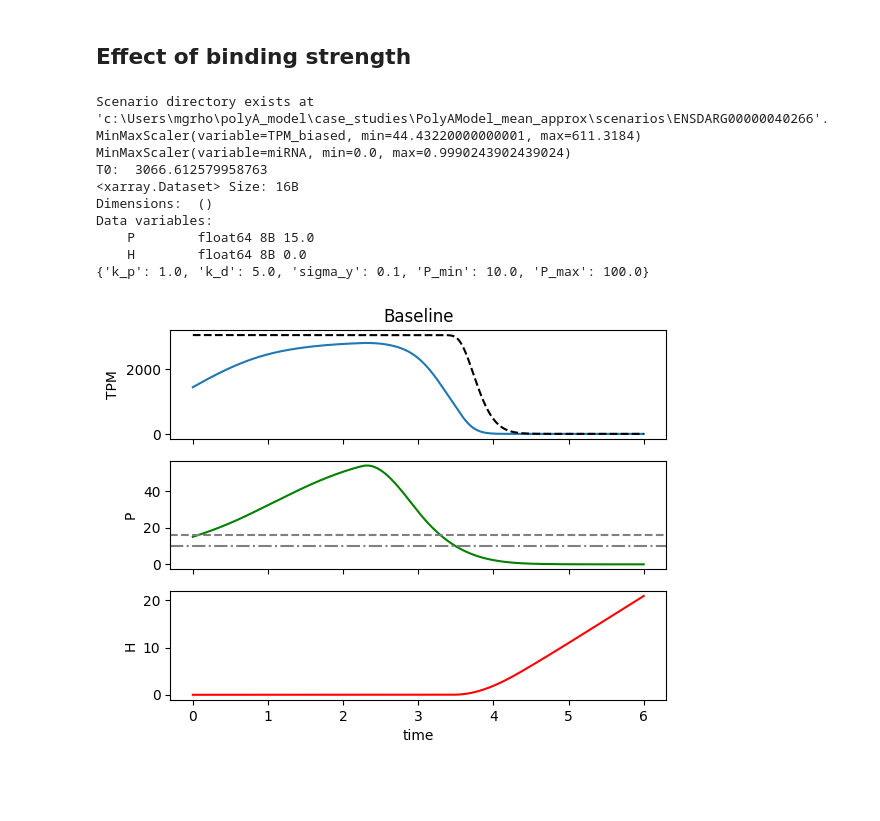
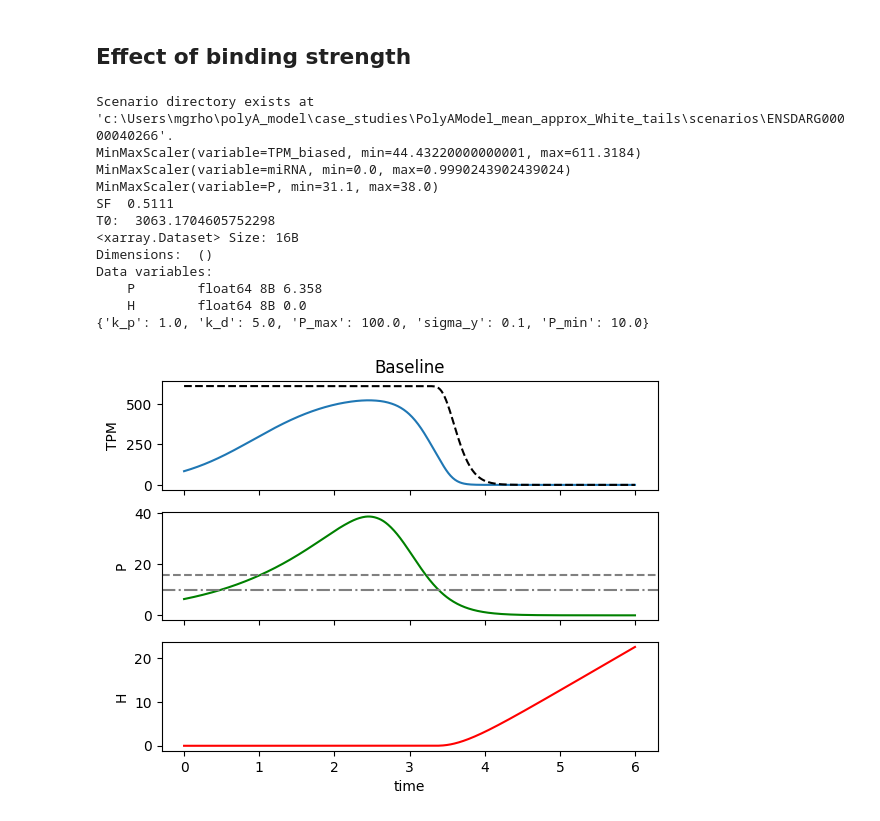
Before and after one commit to mariegrho/polyA_model, a Jupyter notebook: sensitivity.ipynb, the cells around one changed output. Saved outputs shown, nothing was run; the diff lists cells and outputs as text; code cells hidden in the pictures; blank space fills up the shorter version.

```diff
--- a/sensitivity.ipynb
+++ b/sensitivity.ipynb
@@ -50,46 +50,47 @@ baseline = []
 gene_id = "ENSDARG00000002912"
 gene_id ="ENSDARG00000040266"
 
-model = PolyAModel_mean(P0 = P00,
-                        L_frag_kb = L_frag_kb,
+model = PolyAModel_mean(L_frag_kb = L_frag_kb,
                         K_b = K_b0,
                         P_min = P_min0,
                         P_max = P_max0,
                         S_depth = S_depth,
                         n = n0,
                         k_d = k_d0,
                         k_p = k_p0)
 
-results, = model.simulate(gene_id, eval=True, plot=False)
+results, = model.simulate(gene_id, seed=1, eval=True, plot=False)
 baseline.append([results.TPM_biased, results.TPM_true, results.P, results.H])
 baseline
 
 # plot baseline
 fig, (ax0, ax1, ax2) = plt.subplots(3,1, sharex=True)
 ax0.plot(baseline[0][0].time, baseline[0][0]) #bias
 ax0.plot(baseline[0][1].time, baseline[0][1], "k", ls="--", ) # True
 ax1.plot(baseline[0][2].time, baseline[0][2],"green") # P
 ax1.axhline(P_min0, xmin=0, xmax=6, c="grey", ls="-.") # P
 ax1.axhline(K_b0, xmin=0, xmax=6, c="grey", ls="--") # P
 
 ax2.plot(baseline[0][3].time, baseline[0][3],"r") # H
 ax0.set(ylabel="TPM", title=f"Baseline")
 ax1.set(ylabel="P")
 ax2.set(xlabel="time", ylabel="H")
 #plt.savefig(f"figures/baseline_for_sensitivity_hsigmoid.png")
 plt.savefig(f"figures/Sensitivity/baseline_for_sensitivity_hlinear.png")
 # %% [output]
-Scenario directory exists at 'c:\Users\mgrho\polyA_model\case_studies\PolyAModel_mean_approx\scenarios\ENSDARG00000040266'.
+Scenario directory exists at 'c:\Users\mgrho\polyA_model\case_studies\PolyAModel_mean_approx_White_tails\scenarios\ENSDARG00000040266'.
 MinMaxScaler(variable=TPM_biased, min=44.43220000000001, max=611.3184)
 MinMaxScaler(variable=miRNA, min=0.0, max=0.9990243902439024)
-T0:  3066.612579958763
+MinMaxScaler(variable=P, min=31.1, max=38.0)
+SF  0.5111
+T0:  3063.1704605752298
 <xarray.Dataset> Size: 16B
 Dimensions:  ()
 Data variables:
-    P        float64 8B 15.0
+    P        float64 8B 6.358
     H        float64 8B 0.0
-{'k_p': 1.0, 'k_d': 5.0, 'sigma_y': 0.1, 'P_min': 10.0, 'P_max': 100.0}
+{'k_p': 1.0, 'k_d': 5.0, 'P_max': 100.0, 'sigma_y': 0.1, 'P_min': 10.0}
-[figure, old version]
+[figure, new version]
 # %%
 # vary n / K_b
 def param_variation(results_dict, param,):
```
Also changed, not shown: parts of 8 cells of this notebook, 24 other files.
